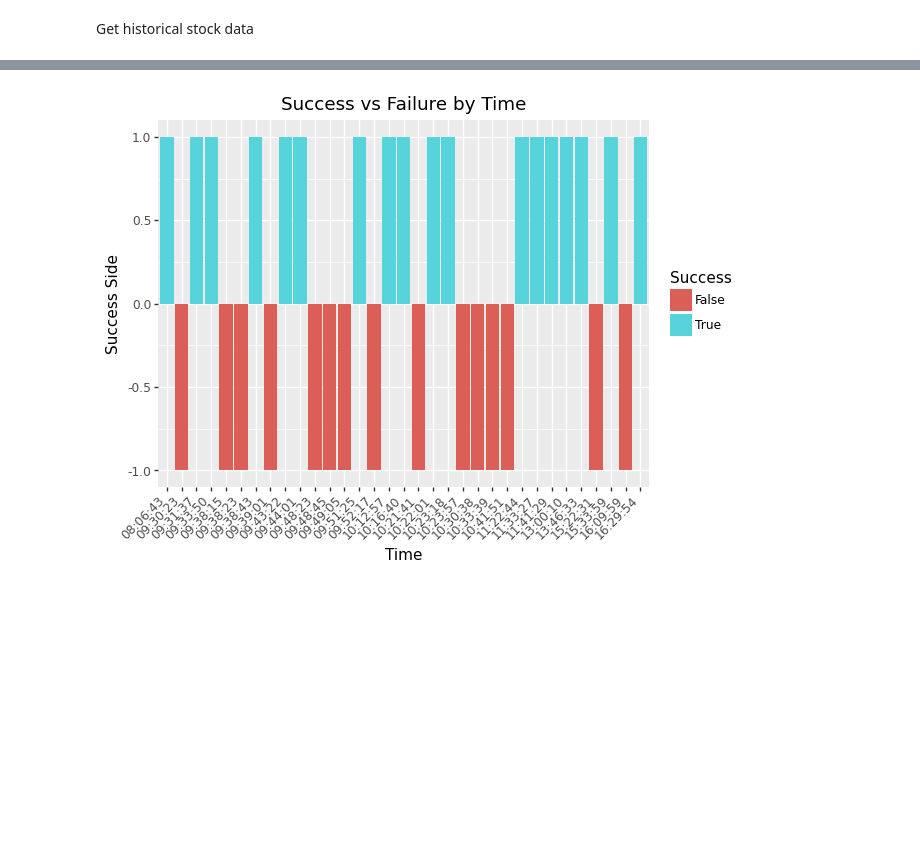
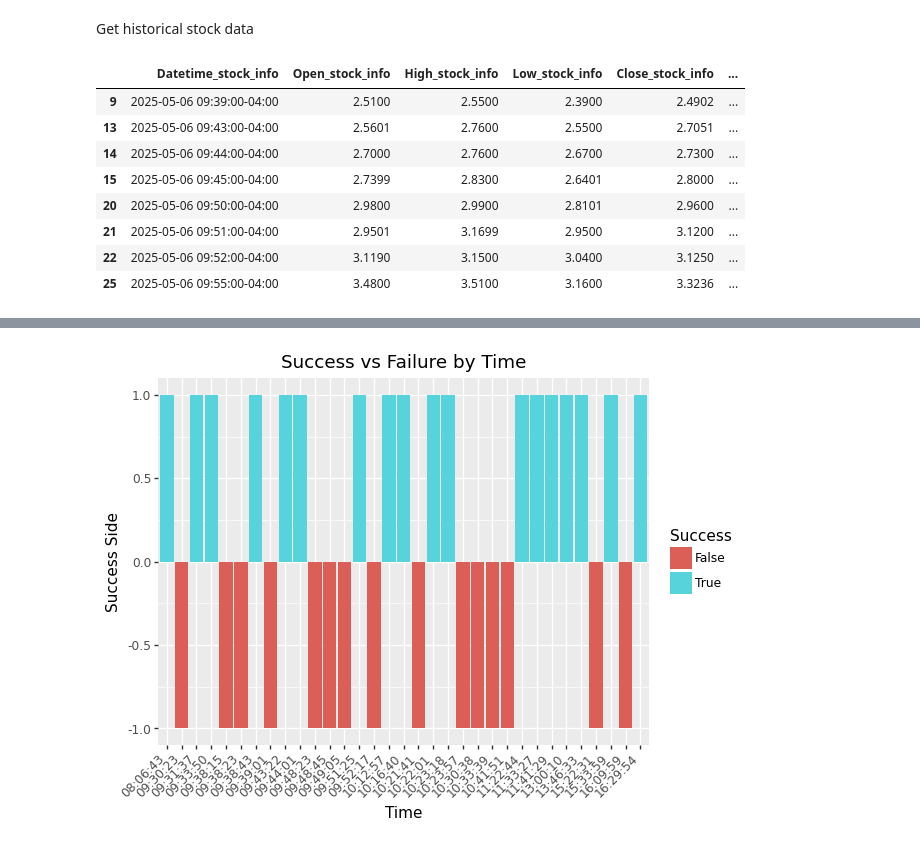
Before and after one commit to sbs87/Random_Projects, a Jupyter notebook: stock_reccomender/DayTrader_Analysis.ipynb, the cells around one changed output, grey strips where cells are left out. Cells and saved outputs as stored; diff of their text form; code cells hidden in the pictures; blank space fills up the shorter version.

```diff
--- a/stock_reccomender/DayTrader_Analysis.ipynb
+++ b/stock_reccomender/DayTrader_Analysis.ipynb
@@ -245,7 +246,7 @@ def compute_summary_mlindx(df):
 
 
     return {'daily_summary': daily_summary,'overall_summary': overall_summary}
-def get_stock_data(symbol, start_date, end_date, stock_interval="1m"):
+def get_stock_data(symbol, start_date, end_date, stock_interval="1m",download_file_path=None,dl_info=False):
     """
     Fetch historical stock data for a given symbol and date range.
 
@@ -253,15 +254,25 @@ def get_stock_data(symbol, start_date, end_date, stock_interval="1m"):
     - symbol (str): The stock symbol to fetch data for.
     - start_date (str): The start date in 'YYYY-MM-DD' format.
     - end_date (str): The end date in 'YYYY-MM-DD' format.
-    - stock_interval (str): The interval for the stock data (default is '1m'). TODO: data validation
-    - e.g. '1m', '5m', '15m', '1h', '1d'.
+    - stock_interval (str): The interval for the stock data (default is '1m'). TODO: data validation e.g. '1m', '5m', '15m', '1h', '1d'.
+    - download_file_path (str): Optional file path to save the downloaded data as a TSV file.
+    - dl_info (bool): Optional flag to save additional information about the downloaded data in a JSON file. 'download_file_path' must be provided for this to work.
 
     Returns:
-    - pd.DataFrame: A DataFrame containing the historical stock data.
+    - pd.DataFrame: A DataFrame containing the historical stock data. Also saves the data to a TSV file if download_file_path is provided.
     """
     stock_data = yf.Ticker(symbol)
+    stock_info = stock_data.info
     stock_df = stock_data.history(period="1d", interval=stock_interval, start=start_date, end=end_date).reset_index()
-    return stock_df
+    # convert into multiindex for downstream merging
+    stock_df.columns = pd.MultiIndex.from_product([stock_df.columns, ['stock_info']])
+    if download_file_path is not None:
+        stock_df.to_csv(download_file_path, index=False,sep="\t")
+        if dl_info:
+            # Convert to JSON and write to a file
+            with open(download_file_path.replace(".tsv",".json"), "w") as json_file:
+                json.dump(stock_info, json_file, indent=4)
+
 
 
 def combine_data(stock_df,order_df,stock_key='Datetime', order_key='FilledTime_dt_ny',direction='nearest',tol_interval="5m"):
@@ -372,3 +391,36 @@ filled_orders_summary_mlindx
  dtype: float64  }
 # %% [markdown]
 Get historical stock data
+# %%
+stock_dat = get_stock_data("KTTA", start_date="2025-05-06", end_date="2025-05-07", stock_interval="1m")
+
+stock_dat_flat = flatten_columns(stock_dat)
+
+stock_dat_flat['Datetime_stock_info']
+filled_orders_long_post_pair['FilledTime']=pd.to_datetime(filled_orders_long_post_pair['FilledTime'], format="%m/%d/%Y %H:%M:%S")#.dt.tz_localize('America/New_York')
+# %%
+#stock_dat = get_stock_data("KTTA", start_date="2025-05-06", end_date="2025-05-07", stock_interval="1m")
+#≈
+
+stock_dat_flat = stock_dat.sort_values(by="Datetime_stock_info")
+filled_orders_long_post_pair = filled_orders_long_post_pair.sort_values(by="FilledTime")
+
+filled_orders_long_post_pair
+foo = pd.merge_asof(
+        stock_dat_flat,
+        filled_orders_long_post_pair,
+        left_on="Datetime_stock_info",
+        right_on="FilledTime",
+        tolerance=pd.Timedelta("1m"))
+
+foo[~foo[('Symbol', '')].isna()]
+# %% [output]
+|  | Datetime_stock_info | Open_stock_info | High_stock_info | Low_stock_info | Close_stock_info | ... |
+| 9 | 2025-05-06 09:39:00-04:00 | 2.5100 | 2.5500 | 2.3900 | 2.4902 | ... |
+| 13 | 2025-05-06 09:43:00-04:00 | 2.5601 | 2.7600 | 2.5500 | 2.7051 | ... |
+| 14 | 2025-05-06 09:44:00-04:00 | 2.7000 | 2.7600 | 2.6700 | 2.7300 | ... |
+| 15 | 2025-05-06 09:45:00-04:00 | 2.7399 | 2.8300 | 2.6401 | 2.8000 | ... |
+| 20 | 2025-05-06 09:50:00-04:00 | 2.9800 | 2.9900 | 2.8101 | 2.9600 | ... |
+| 21 | 2025-05-06 09:51:00-04:00 | 2.9501 | 3.1699 | 2.9500 | 3.1200 | ... |
+| 22 | 2025-05-06 09:52:00-04:00 | 3.1190 | 3.1500 | 3.0400 | 3.1250 | ... |
+| 25 | 2025-05-06 09:55:00-04:00 | 3.4800 | 3.5100 | 3.1600 | 3.3236 | ... |
```
Also changed, not shown: parts of 5 cells of this notebook.
